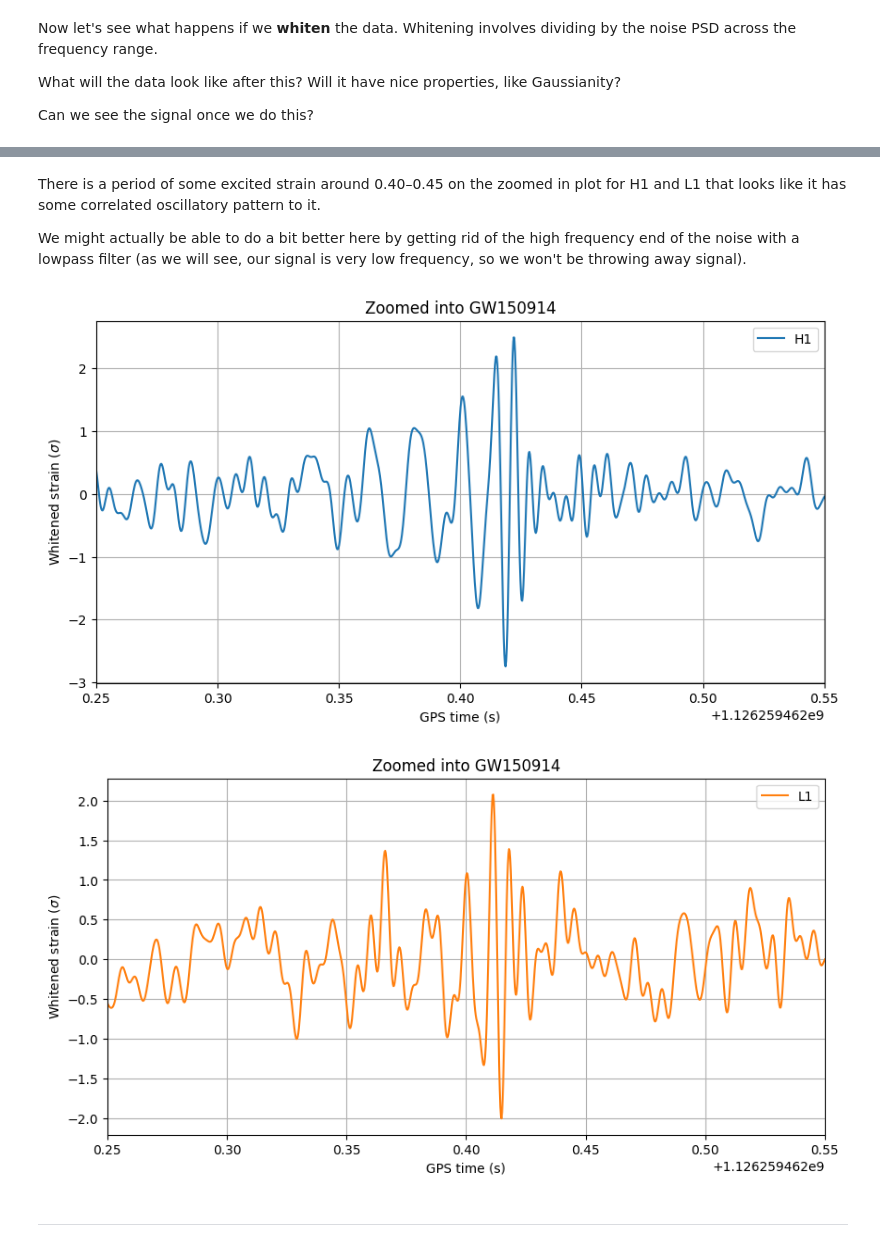
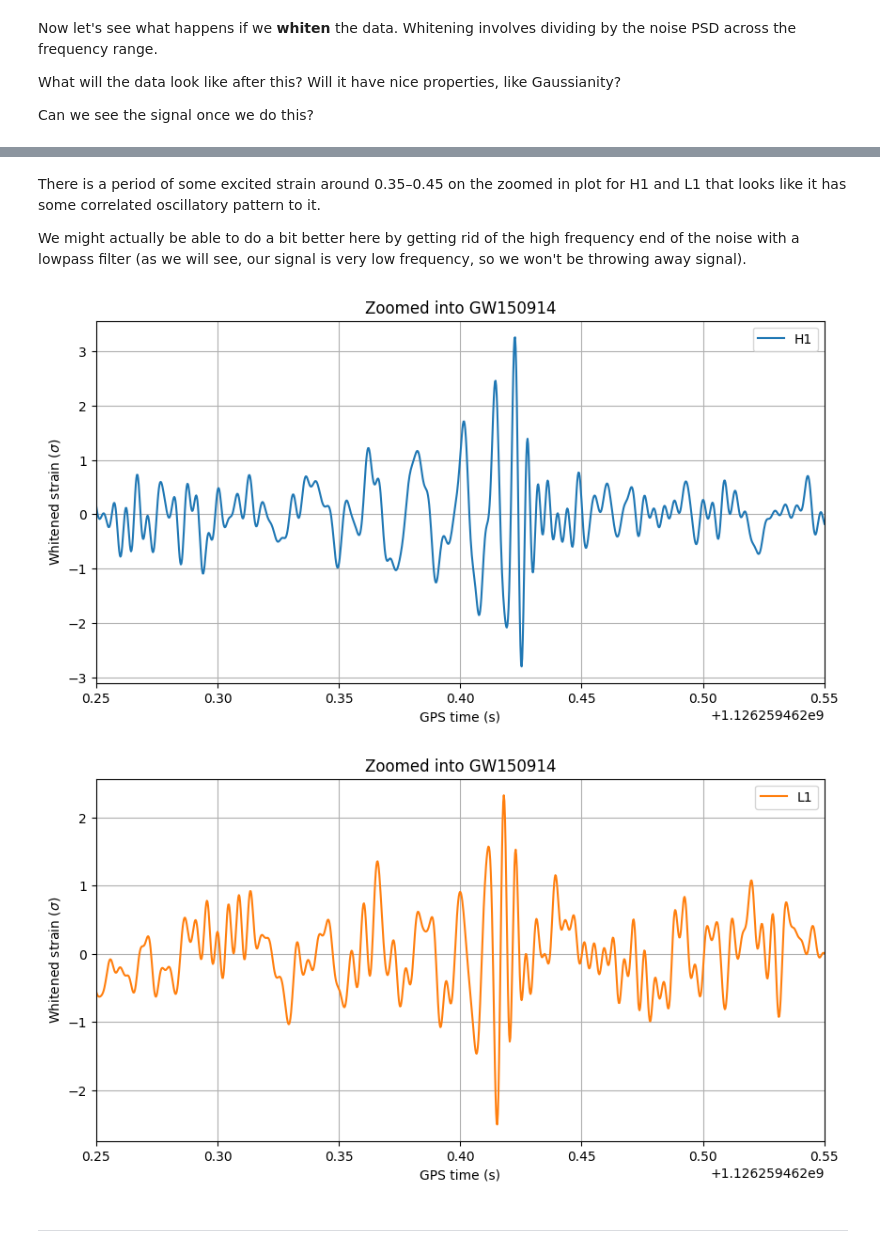
Before and after one commit to Naga203/nikhef, a Jupyter notebook: tutorial_notebooks/1_detection_and_preprocessing.ipynb, the cells around one changed output, grey strips where cells are left out. Cells and saved outputs as stored; diff of their text form; code cells hidden in the pictures.

```diff
--- a/tutorial_notebooks/1_detection_and_preprocessing.ipynb
+++ b/tutorial_notebooks/1_detection_and_preprocessing.ipynb
@@ -74,7 +74,7 @@ for idx,ifo in enumerate(ifos):
     # Read in the data for each interferometer
     try:
         ts = merger.strain(ifo)
-        ax.plot(ts.sample_times, ts, label=ifo, alpha=0.7, color=colors[idx])
+        ax.plot(ts.sample_times, ts, label=ifo, alpha=0.4, color=colors[idx])
     except:
         print(f"No {ifo} data available! Check if this is expected. "
               "Removing from our list.")
@@ -108,7 +108,7 @@ f_low = 20.0
 for idx,ifo in enumerate(ifos):
     # Read in the data for each interferometer, this time using a finite impulse
     # response filter to remove high & low frequencies outside the signal range
-    ts = merger.strain(ifo).highpass_fir(20, 1024)
+    ts = merger.strain(ifo).highpass_fir(12, 512)
     data[ifo] = filter.resample_to_delta_t(ts, 1.0/2048)
     ax.plot(data[ifo].sample_times, data[ifo], label=ifo, alpha=0.9/(1+idx))
 
@@ -262,36 +262,36 @@ for w, title in [(None, "Wide View"), (.15, "Zoomed into {}".format(merger.commo
 # %% [markdown]
-There is a period of some excited strain around 0.40–0.45 on the zoomed in plot for H1 and L1 that looks like it has some correlated oscillatory pattern to it.
+There is a period of some excited strain around 0.35–0.45 on the zoomed in plot for H1 and L1 that looks like it has some correlated oscillatory pattern to it.
 
 We might actually be able to do a bit better here by getting rid of the high frequency end of the noise with a lowpass filter (as we will see, our signal is very low frequency, so we won't be throwing away signal).
 # %%
 bpassed = {}
 for ifo in ifos:
     # Put all the steps above together, adding a lowpass filter
     ts = merger.strain(ifo)
     # Estimate PSD
     p = ts.psd(2)
     p = psd.interpolate(p, ts.delta_f)
     p = psd.inverse_spectrum_truncation(p, int(2 * ts.sample_rate),
                                         low_frequency_cutoff=f_low)
     # Whiten
     norm = 1. / ts.delta_t / 2.
     wh = (ts.to_frequencyseries() / (p * norm)**0.5).to_timeseries().crop(2,2)
 
     # Highpass and lowpass
-    bpassed[ifo] = wh.highpass_fir(12, 1024).lowpass_fir(192, 1024)
+    bpassed[ifo] = wh.highpass_fir(12,512).lowpass_fir(250,512)
 
     fig = plt.figure(figsize=[10, 5])
     ax = fig.gca()
     ax.plot(bpassed[ifo].sample_times, bpassed[ifo], label=ifo, color=colors[ifo])
     ax.legend()
     ax.set_title(title)
     ax.grid()
     ax.set_xlim(merger.time - 0.15, merger.time + 0.15)
     ax.set_ylabel(r"Whitened strain ($\sigma$)")
     ax.set_xlabel('GPS time (s)')
 # %% [output]
-[figure, old version]
+[figure, new version]
-[figure, old version]
+[figure, new version]
 # %% [markdown]
 ---
 # %% [markdown]
```
Also changed, not shown: parts of 32 cells of this notebook.
